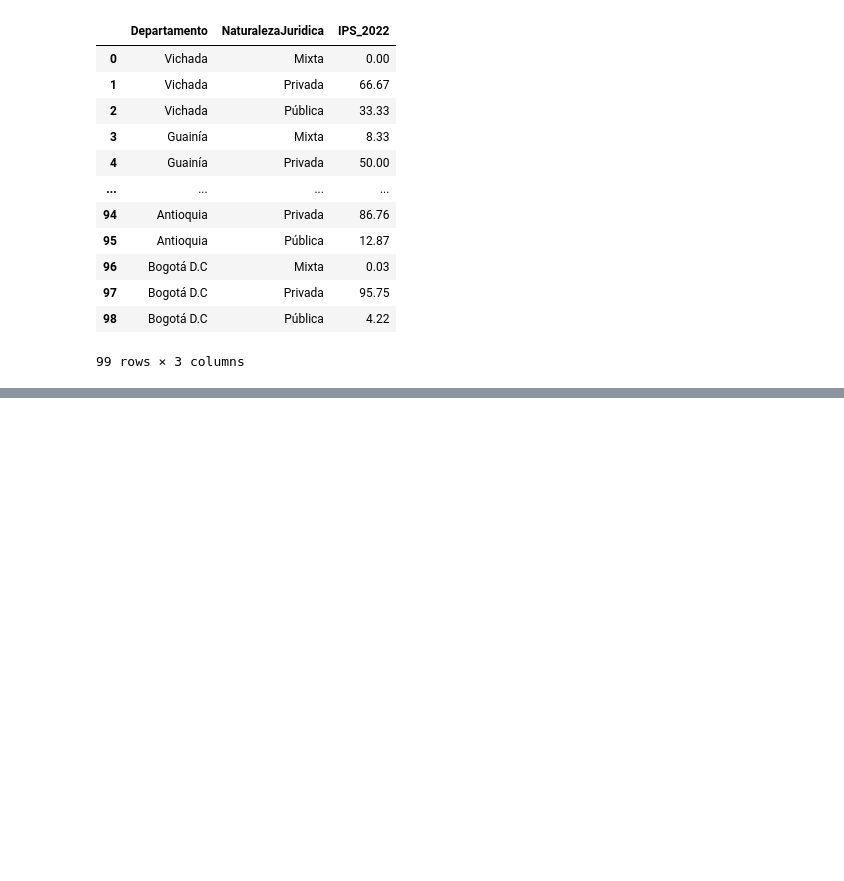
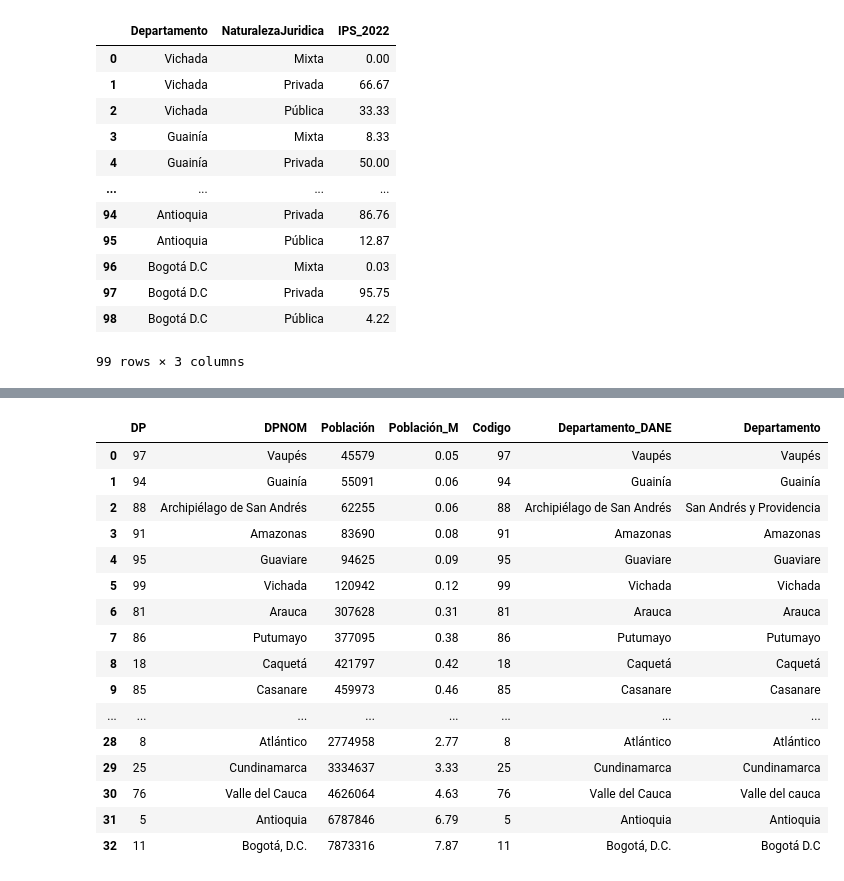
Before and after one commit to ProyectoDeGrado-2023-20/PG, a Jupyter notebook: Ideas/IPS/IPS_Departamento.ipynb, the cells around one changed output, grey strips where cells are left out. Saved outputs shown, nothing was run; the diff lists cells and outputs as text; code cells hidden in the pictures; blank space fills up the shorter version.

```diff
--- a/Ideas/IPS/IPS_Departamento.ipynb
+++ b/Ideas/IPS/IPS_Departamento.ipynb
@@ -513,0 +577,23 @@ fig.show()
+# %%
+df_poblacion_2022 = df_poblacion_2022[(df_poblacion_2022['AÑO'] == 2022) & (df_poblacion_2022['ÁREA GEOGRÁFICA'] == 'Total')].reset_index(drop=True).drop(['AÑO', 'ÁREA GEOGRÁFICA'], axis=1).sort_values('Población').reset_index(drop=True)
+df_poblacion_2022['Población_M'] = (df_poblacion_2022['Población'] / 1e6).round(2)
+df_poblacion_2022 = pd.merge(df_poblacion_2022, df_departamentos_codigos[['Codigo', 'Departamento_DANE', 'Departamento']], how='inner', left_on='DPNOM', right_on='Departamento_DANE')
+df_poblacion_2022
+# %% [output]
+|  | DP | DPNOM | Población | Población_M | Codigo | Departamento_DANE | Departamento |
+| 0 | 97 | Vaupés | 45579 | 0.05 | 97 | Vaupés | Vaupés |
+| 1 | 94 | Guainía | 55091 | 0.06 | 94 | Guainía | Guainía |
+| 2 | 88 | Archipiélago de San Andrés | 62255 | 0.06 | 88 | Archipiélago de San Andrés | San Andrés y Providencia |
+| 3 | 91 | Amazonas | 83690 | 0.08 | 91 | Amazonas | Amazonas |
+| 4 | 95 | Guaviare | 94625 | 0.09 | 95 | Guaviare | Guaviare |
+| 5 | 99 | Vichada | 120942 | 0.12 | 99 | Vichada | Vichada |
+| 6 | 81 | Arauca | 307628 | 0.31 | 81 | Arauca | Arauca |
+| 7 | 86 | Putumayo | 377095 | 0.38 | 86 | Putumayo | Putumayo |
+| 8 | 18 | Caquetá | 421797 | 0.42 | 18 | Caquetá | Caquetá |
+| 9 | 85 | Casanare | 459973 | 0.46 | 85 | Casanare | Casanare |
+| ... | ... | ... | ... | ... | ... | ... | ... |
+| 28 | 8 | Atlántico | 2774958 | 2.77 | 8 | Atlántico | Atlántico |
+| 29 | 25 | Cundinamarca | 3334637 | 3.33 | 25 | Cundinamarca | Cundinamarca |
+| 30 | 76 | Valle del Cauca | 4626064 | 4.63 | 76 | Valle del Cauca | Valle del cauca |
+| 31 | 5 | Antioquia | 6787846 | 6.79 | 5 | Antioquia | Antioquia |
+| 32 | 11 | Bogotá, D.C. | 7873316 | 7.87 | 11 | Bogotá, D.C. | Bogotá D.C |
```
Also changed, not shown: parts of 27 cells of this notebook, 1 other file.
